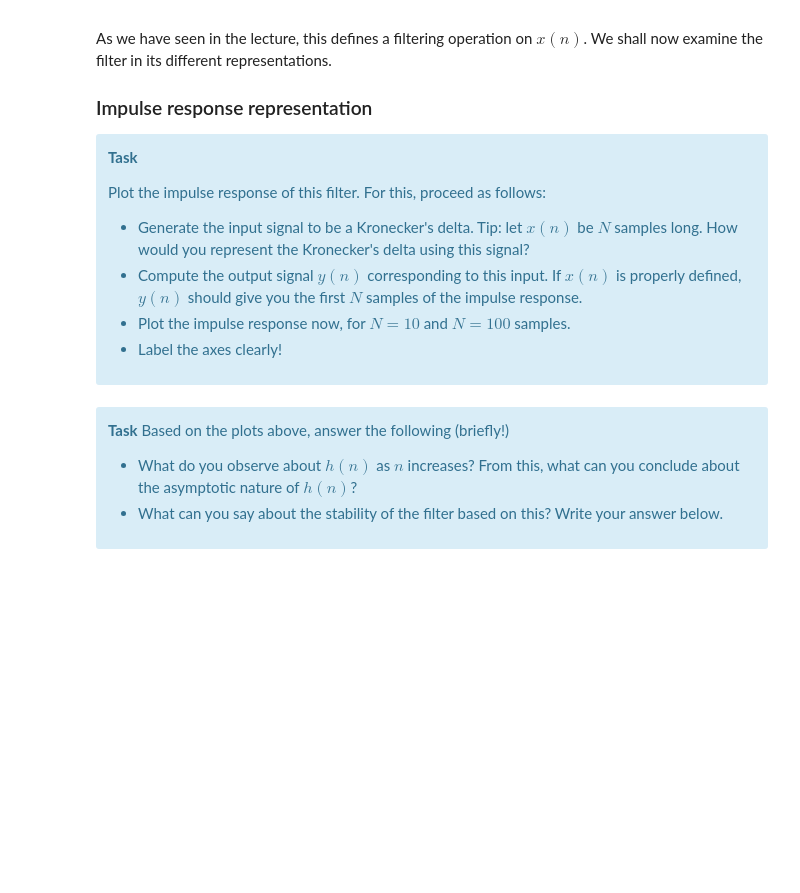
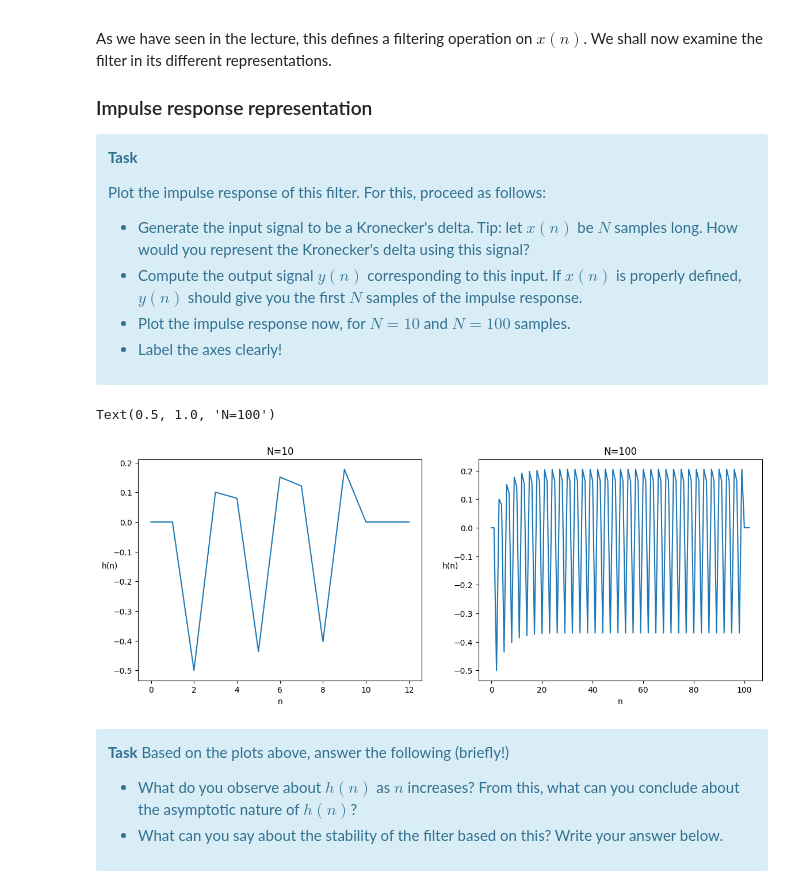
Before and after one commit to vbelpair/Ugent, a Jupyter notebook: Medical_Signal_Processing_and_Statistics/assignment_3/ex03_vincent.ipynb, the cells around one changed output. Drawn from its saved outputs; the diff is of its cells as text; code cells hidden in the pictures; blank space fills up the shorter version.

```diff
--- a/Medical_Signal_Processing_and_Statistics/assignment_3/ex03_vincent.ipynb
+++ b/Medical_Signal_Processing_and_Statistics/assignment_3/ex03_vincent.ipynb
@@ -54,3 +51,41 @@ Plot the impulse response of this filter. For this, proceed as follows:
+# %%
+# Code cell: computing and plotting the impulse response.
+# Write your code here
+
+def x(N: int, D: int=0):
+    """"
+    N: lenght of data
+    D: delay
+    """
+    x = np.zeros(N)
+    x[D] = 1
+    return x
+
+def y(x):
+    """
+    x: input signal
+    """
+    N = x.size
+    y = np.zeros(N+3) # 3 dummy datapoints
+    for n in range(2, N):
+        y[n] = 0.5*x[n]-0.5*x[n-2]-0.2*y[n-1]-0.2*y[n-2]+0.8*y[n-3]
+    return y
+
+y10, y100 = y(x(10)), y(x(100))
+fig, (ax1, ax2) = plt.subplots(ncols=2, figsize=(14,5))
+
+ax1.plot(y10)
+ax1.set_xlabel('n')
+ax1.set_ylabel('h(n)',rotation=0) # remark y(n) = h(n) * x(n) = h(n) * delta(n) = h(n), with * the convolution product operator
+ax1.set_title('N=10')
+
+ax2.plot(y100)
+ax2.set_xlabel('n')
+ax2.set_ylabel('h(n)',rotation=0)
+ax2.set_title('N=100')
+# %% [output]
+Text(0.5, 1.0, 'N=100')
+[figure, added]
 # %% [markdown]
 <div class="alert alert-info">
 
```
Also changed, not shown: parts of 15 cells of this notebook.
